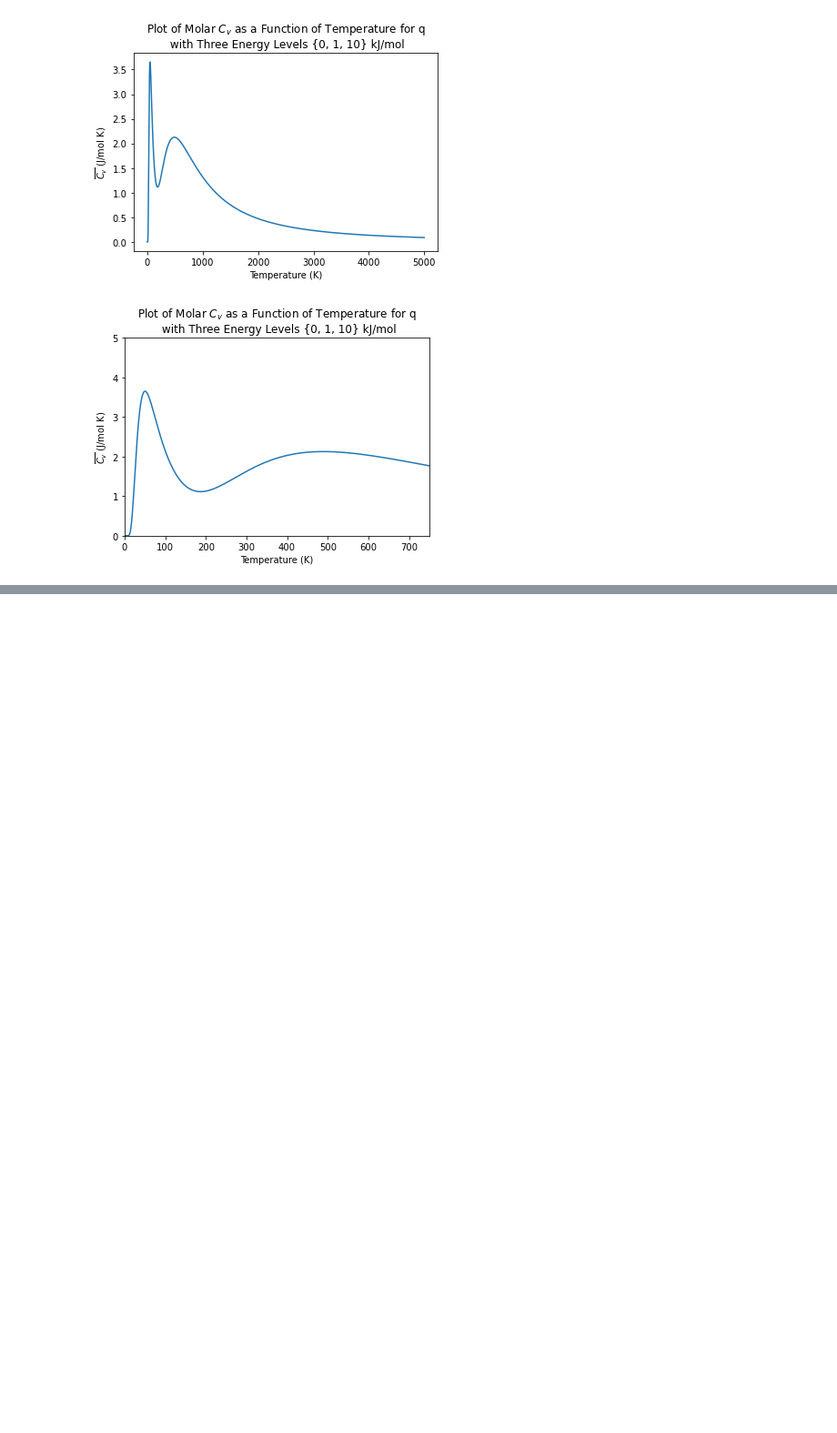
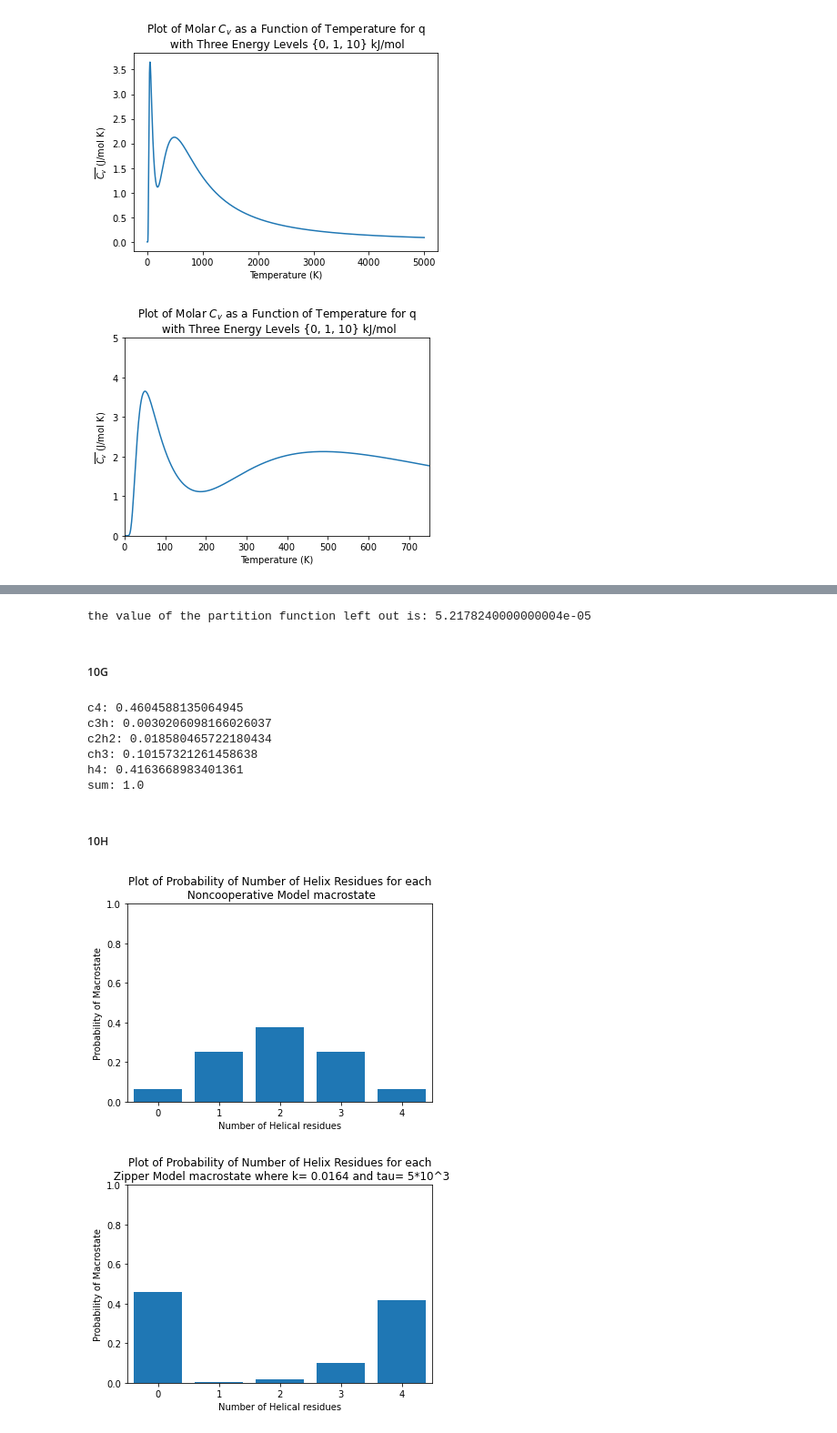
Before and after one commit to benf549/PChem-Problem-Sets, a Jupyter notebook: Problem Set 7/Problem Set 7.ipynb, the cells around one changed output, grey strips where cells are left out. Shown: that part at 91% size. Saved outputs shown, nothing was run; the diff lists cells and outputs as text; code cells hidden in the pictures; blank space fills up the shorter version.

```diff
--- a/Problem Set 7/Problem Set 7.ipynb
+++ b/Problem Set 7/Problem Set 7.ipynb
@@ -190,0 +213,59 @@ plt.ylabel('$\overline{C_v}$ (J/mol K)');
+# %%
+leftout = 2*(k**3)*tau + 3*(k**2)
+print('the value of the partition function left out is:', leftout)
+# %% [output]
+the value of the partition function left out is: 5.2178240000000004e-05
+# %% [markdown]
+##### 10G
+# %%
+K, t = sp.symbols('K t')
+w = sp.Matrix([[K*t, 1],[K, 1]])
+n = sp.Matrix([[0, 1]])
+c = sp.Matrix([[1],[1]])
+rho4 = n*w**4*c
+rho4simple = sp.simplify(rho4[0])
+rho4lamb = sp.lambdify([K, t], rho4simple)
+totalrho = rho4lamb(k, tau)
+# %%
+c4 = 1/totalrho
+print('c4:', c4)
+c3h = (4*k)/totalrho
+print('c3h:', c3h)
+c2h2 = ((3*(k**2)*tau) + 3*k**2)/totalrho
+print('c2h2:', c2h2)
+ch3 = ((2*(k**3)*(tau**2)) + (2*k**3*tau)) / totalrho
+print('ch3:',ch3)
+h4 = ((k**4)*(tau**3)) / totalrho
+print('h4:',h4)
+print('sum:', c4+c3h+c2h2+ch3+h4)
+# %% [output]
+c4: 0.4604588135064945
+c3h: 0.0030206098166026037
+c2h2: 0.018580465722180434
+ch3: 0.10157321261458638
+h4: 0.4163668983401361
+sum: 1.0
+# %% [markdown]
+##### 10H
+# %%
+xs = np.array(range(5))
+noncoop_ys = np.array([1/16, 1/4, 3/8, 1/4, 1/16])
+zipper_ys = np.array([c4, c3h, c2h2, ch3, h4])
+
+fig1 = plt.figure()
+plt.bar(xs, noncoop_ys)
+plt.axis([-.5,4.5,0,1]);
+plt.title('Plot of Probability of Number of Helix Residues for each\n Noncooperative Model macrostate')
+plt.xlabel('Number of Helical residues')
+plt.ylabel('Probability of Macrostate')
+
+
+fig2 = plt.figure()
+plt.bar(xs, zipper_ys)
+plt.axis([-.5,4.5,0,1])
+plt.title('Plot of Probability of Number of Helix Residues for each\n Zipper Model macrostate where k= 0.0164 and tau= 5*10^3')
+plt.xlabel('Number of Helical residues')
+plt.ylabel('Probability of Macrostate');
+# %% [output]
+[figure, added]
+[figure, added]
```
Also changed, not shown: parts of 9 cells of this notebook, 4 other files.
